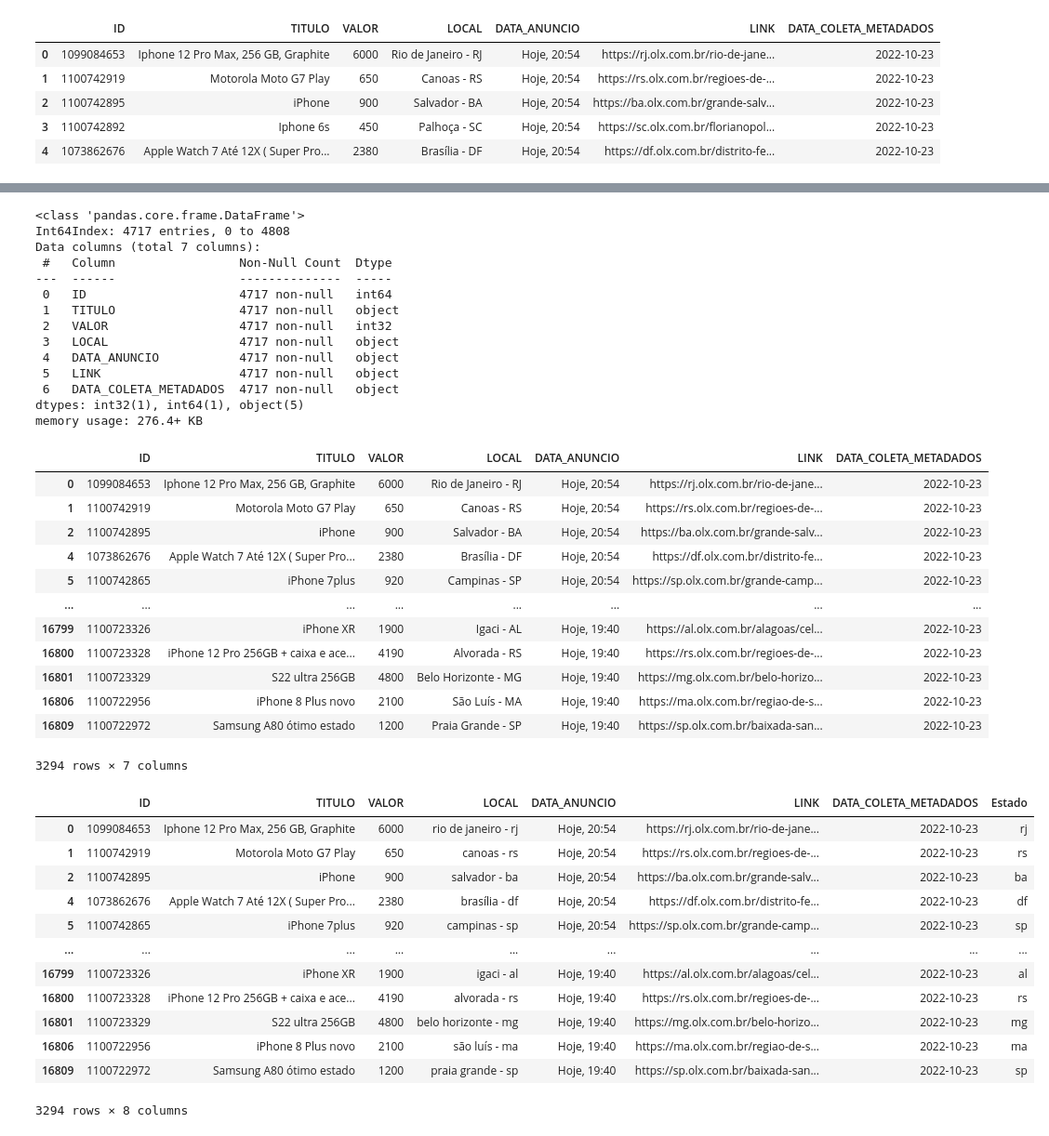
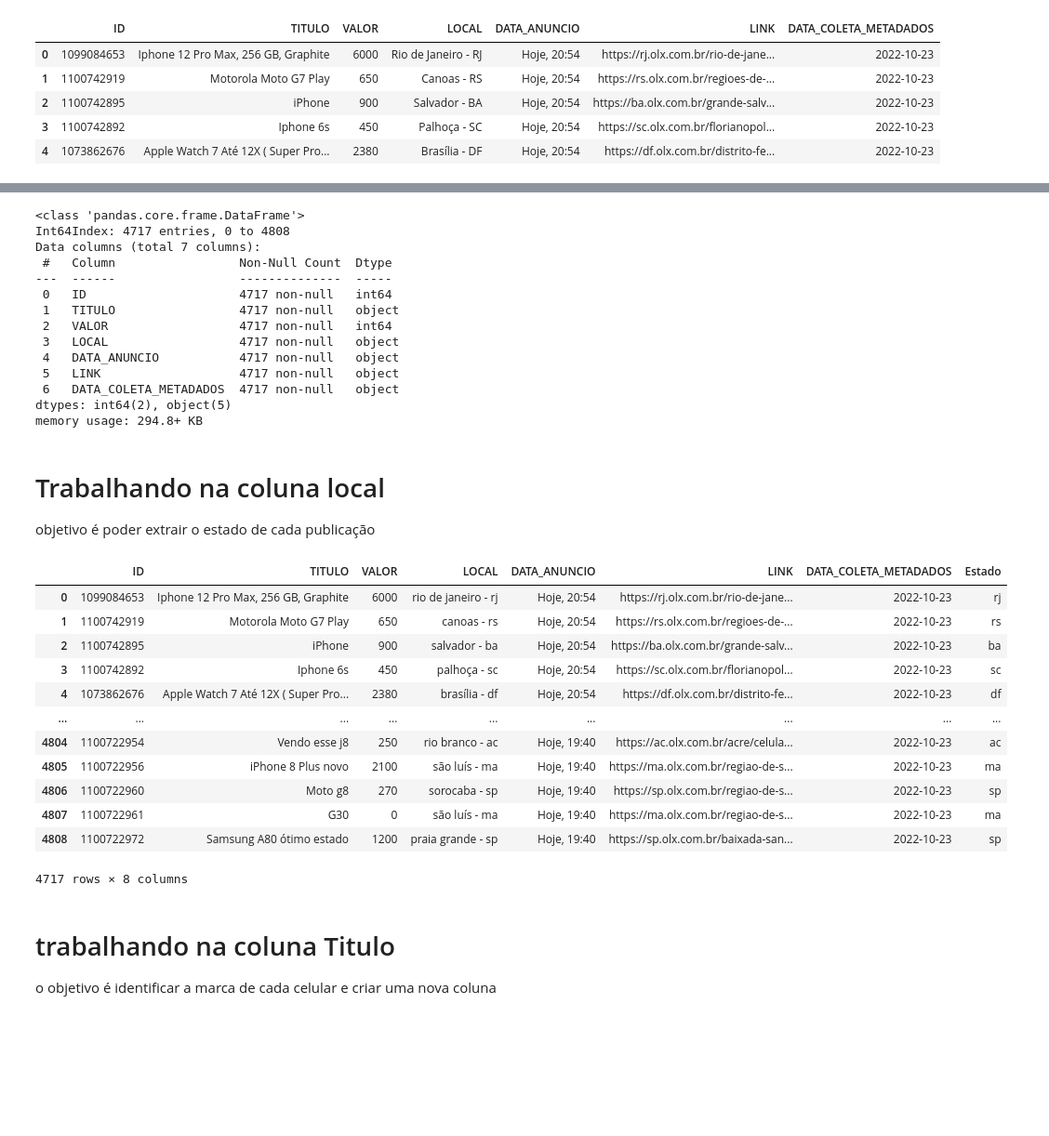
Before and after one commit to PaulAnicet97/Data_analysis, a Jupyter notebook: OLX/data_preparation.ipynb, the cells around one changed output, grey strips where cells are left out. Shown at 93% size. Saved outputs shown, nothing was run; the diff lists cells and outputs as text; code cells hidden in the pictures; blank space fills up the shorter version.

```diff
--- a/OLX/data_preparation.ipynb
+++ b/OLX/data_preparation.ipynb
@@ -7,7 +9,7 @@ import pandas as pd
 import os
 # %%
 df_metadados = pd.DataFrame()
-path = '/Users/kpaul/OneDrive/code/github/Project/data_analysis/OLX/dados/'
+path = '/content/dados/'
 
 for arquivo in os.listdir(path):
     print(arquivo)
@@ -59,0 +58,3 @@ dados.shape
+# %%
+dados.reset_index(drop = True, inplace = True)
+dados.info()
@@ -121,8 +137,8 @@ dados.head()
 | 4 | 1073862676 | Apple Watch 7 Até 12X ( Super Pro... | 2380 | Brasília - DF | Hoje, 20:54 | https://df.olx.com.br/distrito-fe... | 2022-10-23 |
 # %%
 #suprimindo valores em formato de parcela ou seja que contem um "x"
-dados2 = dados[dados['VALOR'].str.contains('x')== False]
-dados2.head(20)
+dados = dados[dados['VALOR'].str.contains('x')== False]
+dados.head(20)
 # %% [output]
 |  | ID | TITULO | VALOR | LOCAL | DATA_ANUNCIO | LINK | DATA_COLETA_METADADOS |
 | 0 | 1099084653 | Iphone 12 Pro Max, 256 GB, Graphite | 6000 | Rio de Janeiro - RJ | Hoje, 20:54 | https://rj.olx.com.br/rio-de-jane... | 2022-10-23 |
@@ -143,8 +159,8 @@ dados2.head(20)
 | 20 | 1099573952 | Samsung S21 FE 5G na caixa com NF | 3900 | Manaus - AM | Hoje, 20:52 | https://am.olx.com.br/regiao-de-m... | 2022-10-23 |
 # %%
 # agora vamos colocar a coluna em formato int
-dados2['VALOR'] = dados2['VALOR'].astype('int')
-dados2.info()
+dados['VALOR'] = dados['VALOR'].astype('int')
+dados.info()
 # %% [output]
 <class 'pandas.core.frame.DataFrame'>
 Int64Index: 4717 entries, 0 to 4808
@@ -153,46 +169,38 @@ Data columns (total 7 columns):
 ---  ------                 --------------  -----
  0   ID                     4717 non-null   int64
  1   TITULO                 4717 non-null   object
- 2   VALOR                  4717 non-null   int32
+ 2   VALOR                  4717 non-null   int64
  3   LOCAL                  4717 non-null   object
  4   DATA_ANUNCIO           4717 non-null   object
  5   LINK                   4717 non-null   object
  6   DATA_COLETA_METADADOS  4717 non-null   object
-dtypes: int32(1), int64(1), object(5)
-memory usage: 276.4+ KB
+dtypes: int64(2), object(5)
+memory usage: 294.8+ KB
 # %%
-dados2 = dados2[(dados2['VALOR'] > 500) & (dados2['VALOR'] <= 15000) ]
-dados2
+#dados2 = dados2[(dados2['VALOR'] > 500) & (dados2['VALOR'] <= 15000) ]
+#dados2
-# %% [output]
-|  | ID | TITULO | VALOR | LOCAL | DATA_ANUNCIO | LINK | DATA_COLETA_METADADOS |
-| 0 | 1099084653 | Iphone 12 Pro Max, 256 GB, Graphite | 6000 | Rio de Janeiro - RJ | Hoje, 20:54 | https://rj.olx.com.br/rio-de-jane... | 2022-10-23 |
-| 1 | 1100742919 | Motorola Moto G7 Play | 650 | Canoas - RS | Hoje, 20:54 | https://rs.olx.com.br/regioes-de-... | 2022-10-23 |
-| 2 | 1100742895 | iPhone | 900 | Salvador - BA | Hoje, 20:54 | https://ba.olx.com.br/grande-salv... | 2022-10-23 |
-| 4 | 1073862676 | Apple Watch 7 Até 12X ( Super Pro... | 2380 | Brasília - DF | Hoje, 20:54 | https://df.olx.com.br/distrito-fe... | 2022-10-23 |
-| 5 | 1100742865 | iPhone 7plus | 920 | Campinas - SP | Hoje, 20:54 | https://sp.olx.com.br/grande-camp... | 2022-10-23 |
-| ... | ... | ... | ... | ... | ... | ... | ... |
-| 16799 | 1100723326 | iPhone XR | 1900 | Igaci - AL | Hoje, 19:40 | https://al.olx.com.br/alagoas/cel... | 2022-10-23 |
-| 16800 | 1100723328 | iPhone 12 Pro 256GB + caixa e ace... | 4190 | Alvorada - RS | Hoje, 19:40 | https://rs.olx.com.br/regioes-de-... | 2022-10-23 |
-| 16801 | 1100723329 | S22 ultra 256GB | 4800 | Belo Horizonte - MG | Hoje, 19:40 | https://mg.olx.com.br/belo-horizo... | 2022-10-23 |
-| 16806 | 1100722956 | iPhone 8 Plus novo | 2100 | São Luís - MA | Hoje, 19:40 | https://ma.olx.com.br/regiao-de-s... | 2022-10-23 |
-| 16809 | 1100722972 | Samsung A80 ótimo estado | 1200 | Praia Grande - SP | Hoje, 19:40 | https://sp.olx.com.br/baixada-san... | 2022-10-23 |
-3294 rows × 7 columns
+# %% [markdown]
+# Trabalhando na coluna local
+objetivo é poder extrair o estado de cada publicação
 # %%
-dados2['LOCAL'] = dados2['LOCAL'].str.lower()
-a = dados2['LOCAL'].str[-2:]
-dados2['Estado'] = a
-dados2
+dados['LOCAL'] = dados['LOCAL'].str.lower()
+a = dados['LOCAL'].str[-2:]
+dados['Estado'] = a
+dados
 # %% [output]
 |  | ID | TITULO | VALOR | LOCAL | DATA_ANUNCIO | LINK | DATA_COLETA_METADADOS | Estado |
 | 0 | 1099084653 | Iphone 12 Pro Max, 256 GB, Graphite | 6000 | rio de janeiro - rj | Hoje, 20:54 | https://rj.olx.com.br/rio-de-jane... | 2022-10-23 | rj |
 | 1 | 1100742919 | Motorola Moto G7 Play | 650 | canoas - rs | Hoje, 20:54 | https://rs.olx.com.br/regioes-de-... | 2022-10-23 | rs |
 | 2 | 1100742895 | iPhone | 900 | salvador - ba | Hoje, 20:54 | https://ba.olx.com.br/grande-salv... | 2022-10-23 | ba |
+| 3 | 1100742892 | Iphone 6s | 450 | palhoça - sc | Hoje, 20:54 | https://sc.olx.com.br/florianopol... | 2022-10-23 | sc |
 | 4 | 1073862676 | Apple Watch 7 Até 12X ( Super Pro... | 2380 | brasília - df | Hoje, 20:54 | https://df.olx.com.br/distrito-fe... | 2022-10-23 | df |
-| 5 | 1100742865 | iPhone 7plus | 920 | campinas - sp | Hoje, 20:54 | https://sp.olx.com.br/grande-camp... | 2022-10-23 | sp |
 | ... | ... | ... | ... | ... | ... | ... | ... | ... |
-| 16799 | 1100723326 | iPhone XR | 1900 | igaci - al | Hoje, 19:40 | https://al.olx.com.br/alagoas/cel... | 2022-10-23 | al |
-| 16800 | 1100723328 | iPhone 12 Pro 256GB + caixa e ace... | 4190 | alvorada - rs | Hoje, 19:40 | https://rs.olx.com.br/regioes-de-... | 2022-10-23 | rs |
-| 16801 | 1100723329 | S22 ultra 256GB | 4800 | belo horizonte - mg | Hoje, 19:40 | https://mg.olx.com.br/belo-horizo... | 2022-10-23 | mg |
-| 16806 | 1100722956 | iPhone 8 Plus novo | 2100 | são luís - ma | Hoje, 19:40 | https://ma.olx.com.br/regiao-de-s... | 2022-10-23 | ma |
-| 16809 | 1100722972 | Samsung A80 ótimo estado | 1200 | praia grande - sp | Hoje, 19:40 | https://sp.olx.com.br/baixada-san... | 2022-10-23 | sp |
+| 4804 | 1100722954 | Vendo esse j8 | 250 | rio branco - ac | Hoje, 19:40 | https://ac.olx.com.br/acre/celula... | 2022-10-23 | ac |
+| 4805 | 1100722956 | iPhone 8 Plus novo | 2100 | são luís - ma | Hoje, 19:40 | https://ma.olx.com.br/regiao-de-s... | 2022-10-23 | ma |
+| 4806 | 1100722960 | Moto g8 | 270 | sorocaba - sp | Hoje, 19:40 | https://sp.olx.com.br/regiao-de-s... | 2022-10-23 | sp |
+| 4807 | 1100722961 | G30 | 0 | são luís - ma | Hoje, 19:40 | https://ma.olx.com.br/regiao-de-s... | 2022-10-23 | ma |
+| 4808 | 1100722972 | Samsung A80 ótimo estado | 1200 | praia grande - sp | Hoje, 19:40 | https://sp.olx.com.br/baixada-san... | 2022-10-23 | sp |
-3294 rows × 8 columns
+4717 rows × 8 columns
+# %% [markdown]
+# trabalhando na coluna Titulo
+o objetivo é identificar a marca de cada celular e criar uma nova coluna
```
Also changed, not shown: parts of 11 cells of this notebook.
